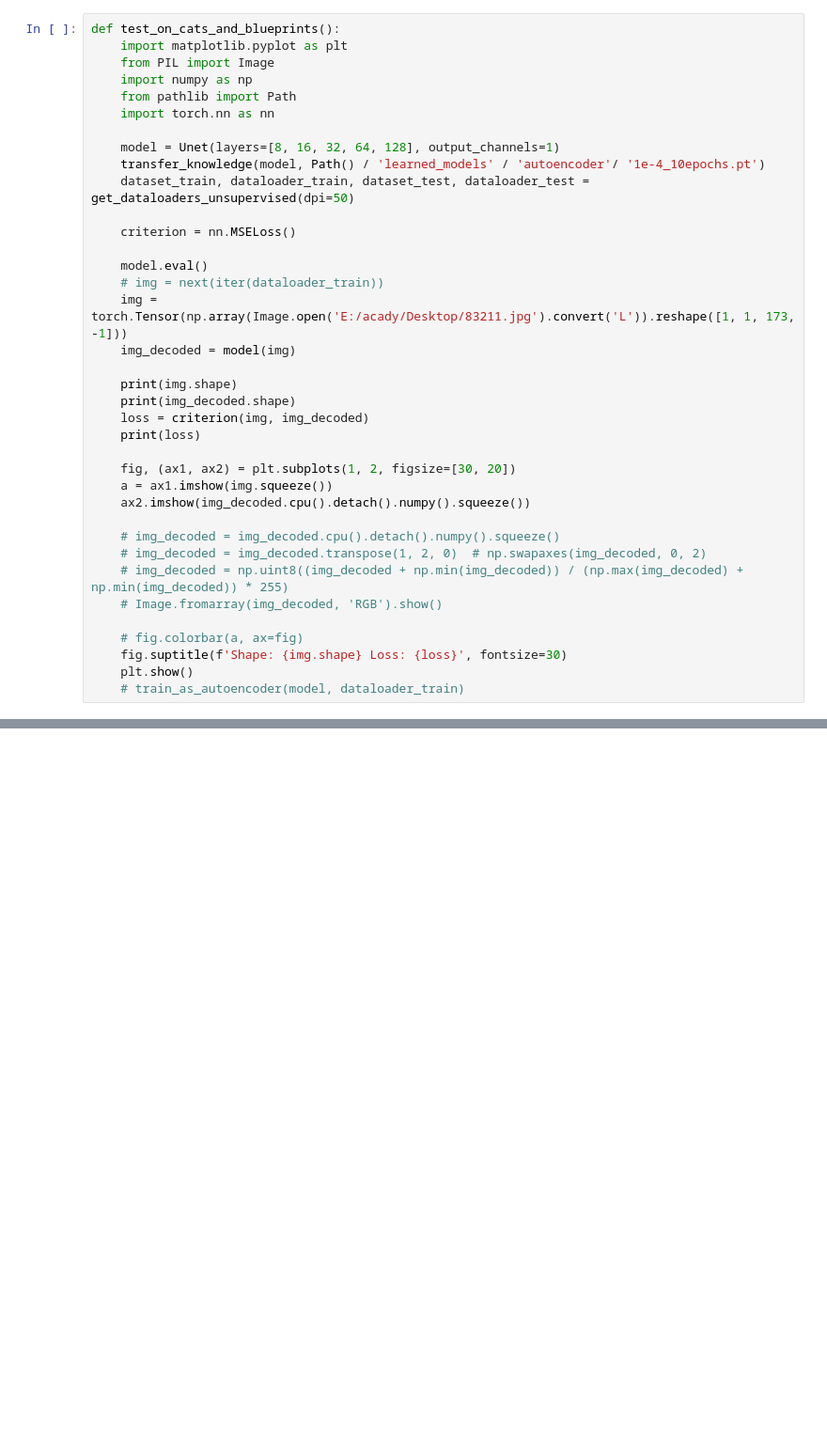
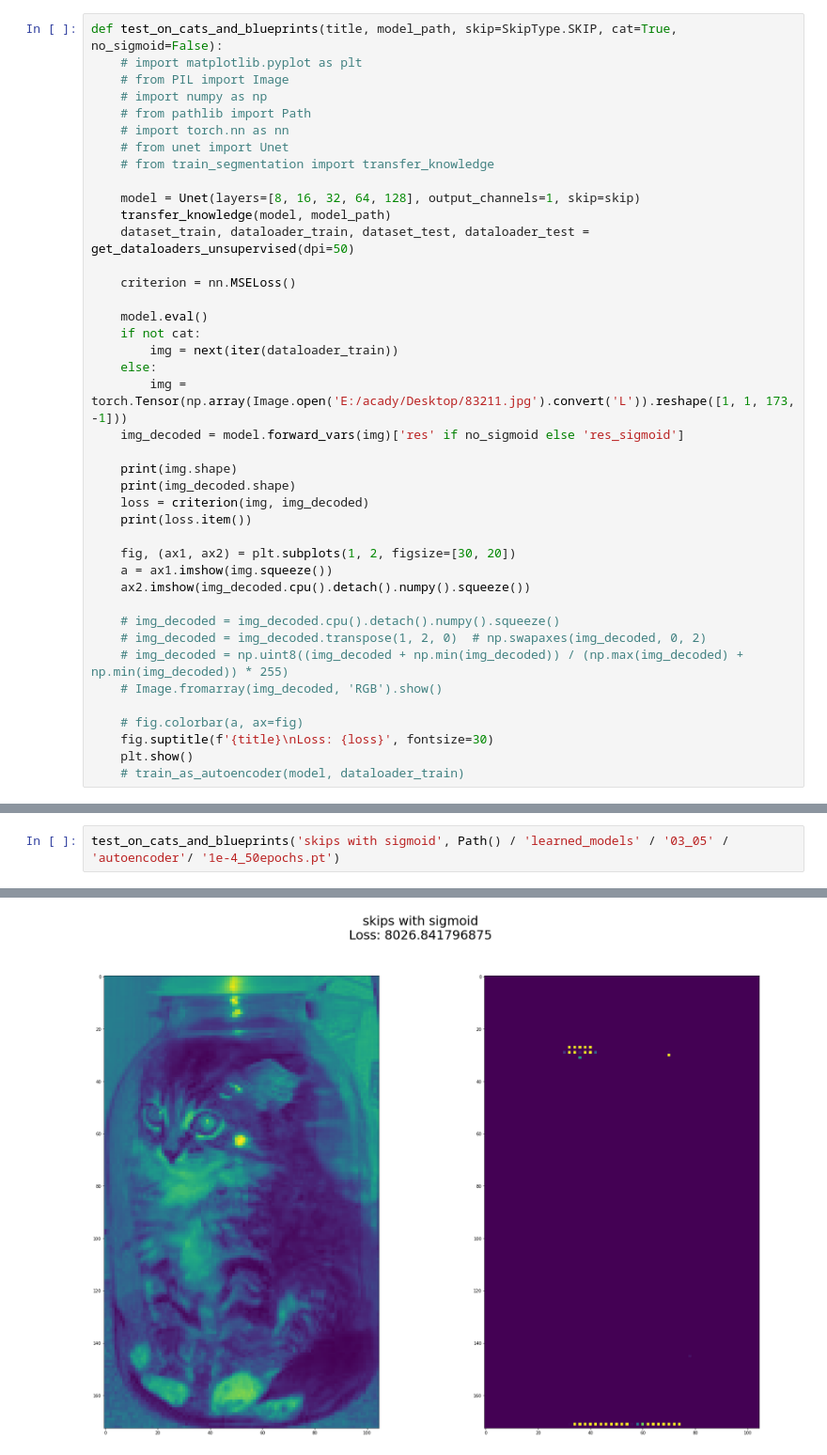
Before and after one commit to ars860/Blueprins, a Jupyter notebook: autoencoder.ipynb, the cells around one changed output, grey strips where cells are left out. Shown at 94% size. Drawn from its saved outputs; the diff is of its cells as text; blank space fills up the shorter version.

```diff
--- a/autoencoder.ipynb
+++ b/autoencoder.ipynb
@@ -53,26 +75,30 @@ for img in samples:
 # %%
-def test_on_cats_and_blueprints():
-    import matplotlib.pyplot as plt
-    from PIL import Image
-    import numpy as np
-    from pathlib import Path
-    import torch.nn as nn
+def test_on_cats_and_blueprints(title, model_path, skip=SkipType.SKIP, cat=True, no_sigmoid=False):
+    # import matplotlib.pyplot as plt
+    # from PIL import Image
+    # import numpy as np
+    # from pathlib import Path
+    # import torch.nn as nn
+    # from unet import Unet
+    # from train_segmentation import transfer_knowledge
 
-    model = Unet(layers=[8, 16, 32, 64, 128], output_channels=1)
-    transfer_knowledge(model, Path() / 'learned_models' / 'autoencoder'/ '1e-4_10epochs.pt')
+    model = Unet(layers=[8, 16, 32, 64, 128], output_channels=1, skip=skip)
+    transfer_knowledge(model, model_path)
     dataset_train, dataloader_train, dataset_test, dataloader_test = get_dataloaders_unsupervised(dpi=50)
 
     criterion = nn.MSELoss()
 
     model.eval()
-    # img = next(iter(dataloader_train))
-    img = torch.Tensor(np.array(Image.open('E:/acady/Desktop/83211.jpg').convert('L')).reshape([1, 1, 173, -1]))
-    img_decoded = model(img)
+    if not cat:
+        img = next(iter(dataloader_train))
+    else:
+        img = torch.Tensor(np.array(Image.open('E:/acady/Desktop/83211.jpg').convert('L')).reshape([1, 1, 173, -1]))
+    img_decoded = model.forward_vars(img)['res' if no_sigmoid else 'res_sigmoid']
 
     print(img.shape)
     print(img_decoded.shape)
     loss = criterion(img, img_decoded)
-    print(loss)
+    print(loss.item())
 
     fig, (ax1, ax2) = plt.subplots(1, 2, figsize=[30, 20])
     a = ax1.imshow(img.squeeze())
@@ -84,6 +110,6 @@ def test_on_cats_and_blueprints():
     # Image.fromarray(img_decoded, 'RGB').show()
 
     # fig.colorbar(a, ax=fig)
-    fig.suptitle(f'Shape: {img.shape} Loss: {loss}', fontsize=30)
+    fig.suptitle(f'{title}\nLoss: {loss}', fontsize=30)
     plt.show()
     # train_as_autoencoder(model, dataloader_train)
@@ -96,0 +116,3 @@ tensor(13009.7959, grad_fn=<MseLossBackward>)
+# %%
+test_on_cats_and_blueprints('skips with sigmoid', Path() / 'learned_models' / '03_05' / 'autoencoder'/ '1e-4_50epochs.pt')
+# %% [output]
@@ -96,0 +122 @@ tensor(13009.7959, grad_fn=<MseLossBackward>)
+[figure, added]
```
Also changed, not shown: parts of 14 cells of this notebook, 7 other files.
